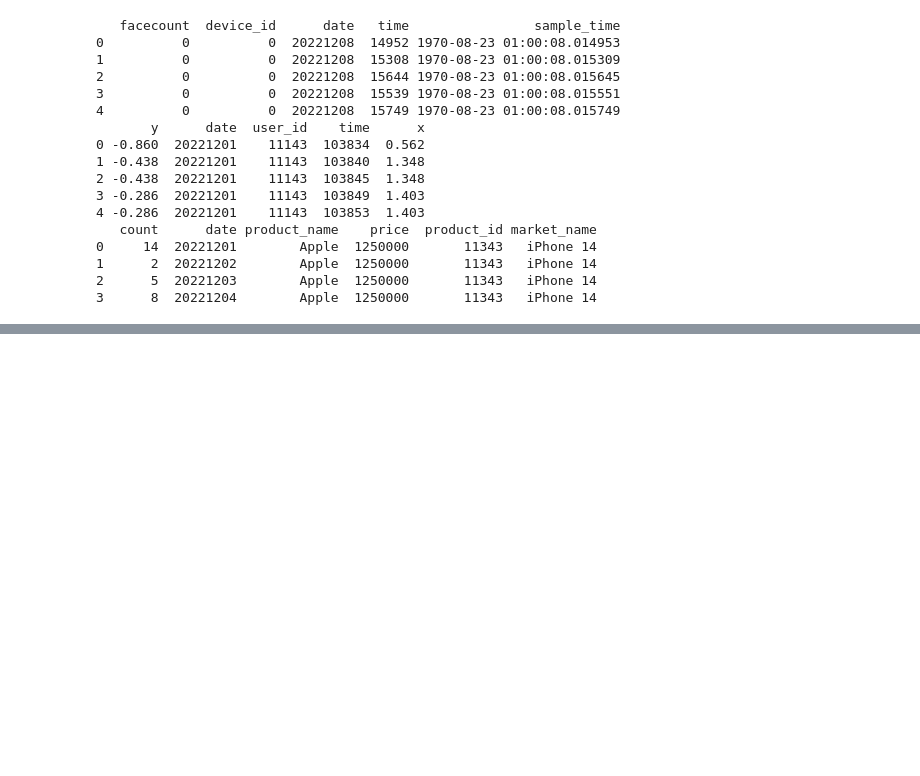
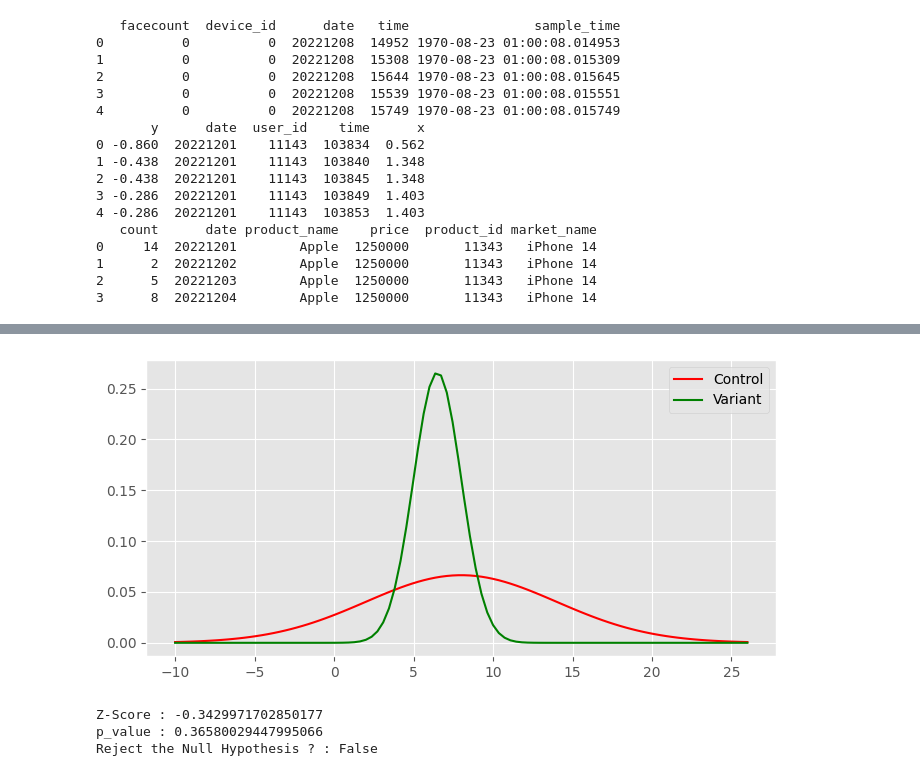
Before and after one commit to oss0430/indoor_foot_traffic_management_for_advertisement, a Jupyter notebook: src/Visualizer.ipynb, the cells around one changed output, grey strips where cells are left out. Cells and saved outputs as stored; diff of their text form; code cells hidden in the pictures; blank space fills up the shorter version.

Commit message:
All functions works fine, just need Fake Datas

```diff
--- a/src/Visualizer.ipynb
+++ b/src/Visualizer.ipynb
@@ -77 +81,43 @@ Index: []
 [2, 2]
+# %%
+def show_distribution(
+    distributions
+):
+    n_control= distributions[0]['n']
+    n_variant= distributions[1]['n']
+    mean_control= distributions[0]['mean']
+    mean_variant= distributions[1]['mean']
+    var_control = distributions[0]['var']
+    var_variant = distributions[1]['var']
+    std_control = math.sqrt(var_control)
+    std_variant = math.sqrt(var_variant)
+
+    plt.style.use('default')
+    plt.style.use('ggplot')
+
+    control_x = np.linspace(mean_control - 3*std_control, mean_control + 3*std_control, 100)
+
+    fig, ax = plt.subplots(figsize=(7, 3.5))
+
+    ax.plot(control_x, stats.norm.pdf(control_x, mean_control, std_control), 'red', label="Control")
+    ax.plot(control_x, stats.norm.pdf(control_x, mean_variant, std_variant), 'green', label="Variant")
+    #ax.scatter(z_score, y_true, edgecolor='k', facecolor='red', alpha=0.7, label='This week data')
+
+    ax.legend()
+    #ax.text(0.55, 0.15, '$mean = %.2f std =%.2f $' % (mean, std ), fontsize=17, transform=ax.transAxes)
+
+    fig.tight_layout()
+    plt.show()
+
+    return
+# %%
+sale_distribution, z_score, p_value = my_analyzer.sale_analysis()
+show_distribution(sale_distribution)
+
+print(f"Z-Score : {z_score}\np_value : {p_value}")
+print(f"Reject the Null Hypothesis ? : {my_analyzer.do_reject_null_hypothesis(p_value)}")
+# %% [output]
+[figure, added]
+Z-Score : -0.3429971702850177
+p_value : 0.36580029447995066
+Reject the Null Hypothesis ? : False
```
Also changed, not shown: parts of 4 cells of this notebook, 1 other file.
